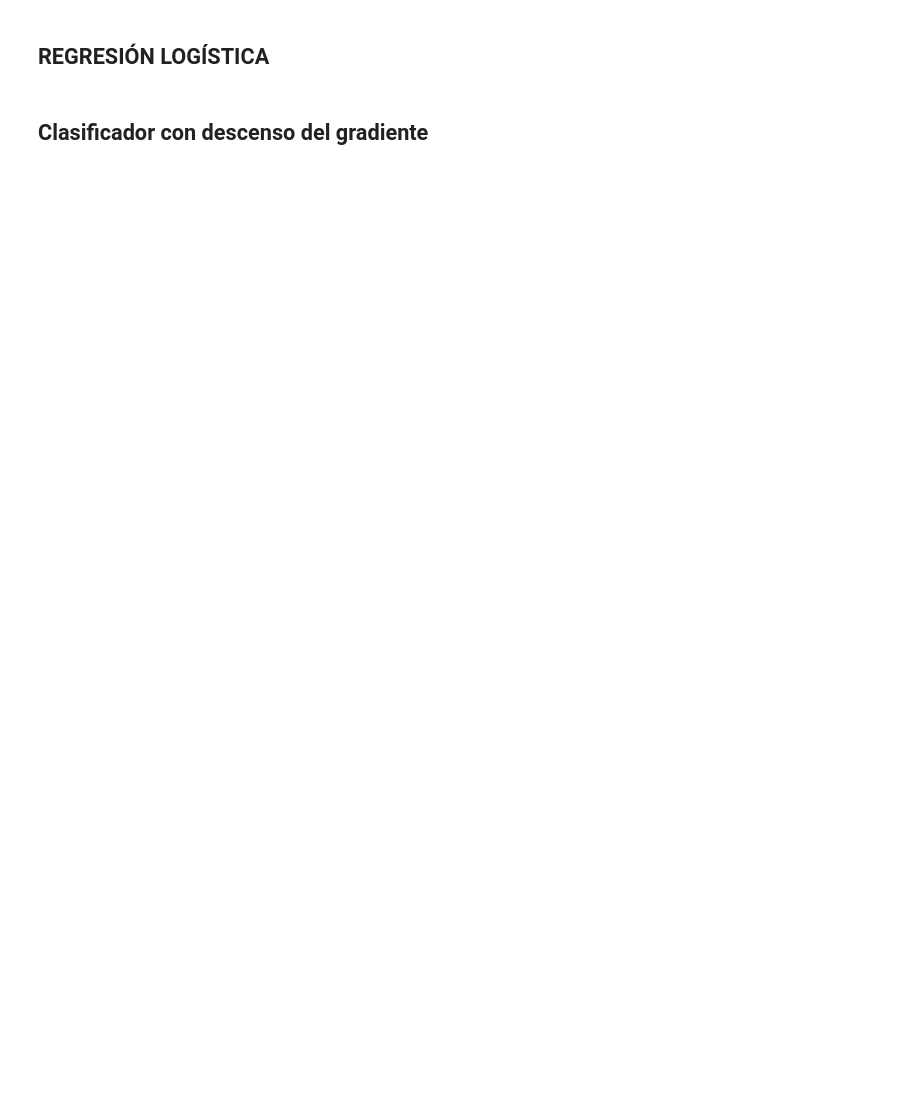
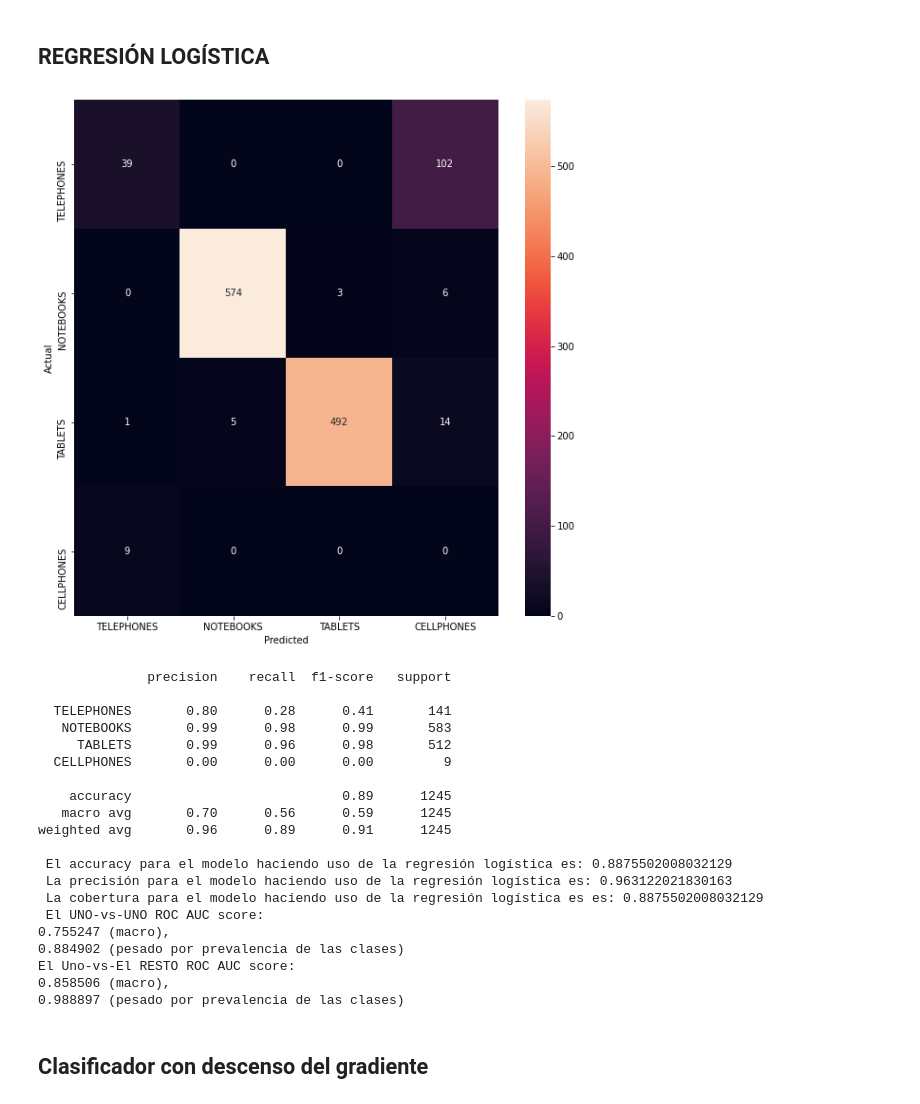
Before and after one commit to JuanD5/1DOC3-multiclass-text-classification, a Jupyter notebook: 1doc3_prediction_Juan_David_Garcia_Castro.ipynb, the cells around one changed output. Drawn from its saved outputs; the diff is of its cells as text; code cells hidden in the pictures; blank space fills up the shorter version.

```diff
--- a/1doc3_prediction_Juan_David_Garcia_Castro.ipynb
+++ b/1doc3_prediction_Juan_David_Garcia_Castro.ipynb
@@ -388,5 +435,7 @@ productos_val.to_csv('new_val.csv', encoding='utf-8', index=False)
 # A PARTIR DE ESTE PUNTO SE TRABAJA CON LOS NUEVOS ARCHIVOS CSV
 # %%
 train_data = pd.read_csv('new_train.csv')
+train_data = train_data[train_data['title'].notna()]
 train_data.head()
+train_data.isnull().sum()
 # %% [output]
@@ -480,7 +605,7 @@ print("El Uno-vs-El RESTO ROC AUC score:\n{:.6f} (macro),\n{:.6f} "
 # Entrenamiento del modelo.
 logreg = Pipeline([
                ('tfidf', TfidfVectorizer(sublinear_tf=True, min_df=5, norm ='l2',encoding='latin-1',ngram_range = (1,2),stop_words = stopwords.words('spanish'))),
-               ('clf', LogisticRegression(n_jobs=1, C=1e5)),
+               ('clf', LogisticRegression(solver = 'liblinear',multi_class = 'ovr',n_jobs=1, C=1e5)),
               ])
 
 logreg.fit(X_train, y_train)
@@ -489,33 +614,57 @@ y_pred = logreg.predict(X_test)
 
 # Matriz de confusión.
 conf_mat = confusion_matrix(y_test, y_pred)
 fig, ax = plt.subplots(figsize=(10,10))
 sns.heatmap(conf_mat, annot=True, fmt='d',
             xticklabels=labels_id_train_data.labels.values, yticklabels=labels_id_train_data.labels.values)
 plt.ylabel('Actual')
 plt.xlabel('Predicted')
 plt.show()
 
 # Métricas del modelo.
 print(metrics.classification_report(y_test, y_pred, target_names=train_data['labels'].unique()))
 print(" El accuracy para el modelo haciendo uso de la regresión logística es:",metrics.accuracy_score(y_test, y_pred))
+print(" La precisión para el modelo haciendo uso de la regresión logística es:",metrics.precision_score(y_test, y_pred,average='weighted'))
+print(" La cobertura para el modelo haciendo uso de la regresión logística es es:",metrics.recall_score(y_test, y_pred,average='weighted'))
 
 y_prob = logreg.predict_proba(X_test)
 
 macro_roc_auc_ovo = roc_auc_score(y_test, y_prob, multi_class="ovo",
                                   average="macro")
 weighted_roc_auc_ovo = roc_auc_score(y_test, y_prob, multi_class="ovo",
                                      average="weighted")
 macro_roc_auc_ovr = roc_auc_score(y_test, y_prob, multi_class="ovr",
                                   average="macro")
 weighted_roc_auc_ovr = roc_auc_score(y_test, y_prob, multi_class="ovr",
                                      average="weighted")
 print(" El UNO-vs-UNO ROC AUC score:\n{:.6f} (macro),\n{:.6f} "
       "(pesado por prevalencia de las clases)"
       .format(macro_roc_auc_ovo, weighted_roc_auc_ovo))
 print("El Uno-vs-El RESTO ROC AUC score:\n{:.6f} (macro),\n{:.6f} "
       "(pesado por prevalencia de las clases)"
       .format(macro_roc_auc_ovr, weighted_roc_auc_ovr))
+# %% [output]
+[figure, added]
+              precision    recall  f1-score   support
+
+  TELEPHONES       0.80      0.28      0.41       141
+   NOTEBOOKS       0.99      0.98      0.99       583
+     TABLETS       0.99      0.96      0.98       512
+  CELLPHONES       0.00      0.00      0.00         9
+
+    accuracy                           0.89      1245
+   macro avg       0.70      0.56      0.59      1245
+weighted avg       0.96      0.89      0.91      1245
+
+ El accuracy para el modelo haciendo uso de la regresión logística es: 0.8875502008032129
+ La precisión para el modelo haciendo uso de la regresión logística es: 0.963122021830163
+ La cobertura para el modelo haciendo uso de la regresión logística es es: 0.8875502008032129
+ El UNO-vs-UNO ROC AUC score:
+0.755247 (macro),
+0.884902 (pesado por prevalencia de las clases)
+El Uno-vs-El RESTO ROC AUC score:
+0.858506 (macro),
+0.988897 (pesado por prevalencia de las clases)
 # %% [markdown]
 ## Clasificador con descenso del gradiente
 # %%
```
Also changed, not shown: parts of 62 cells of this notebook.
